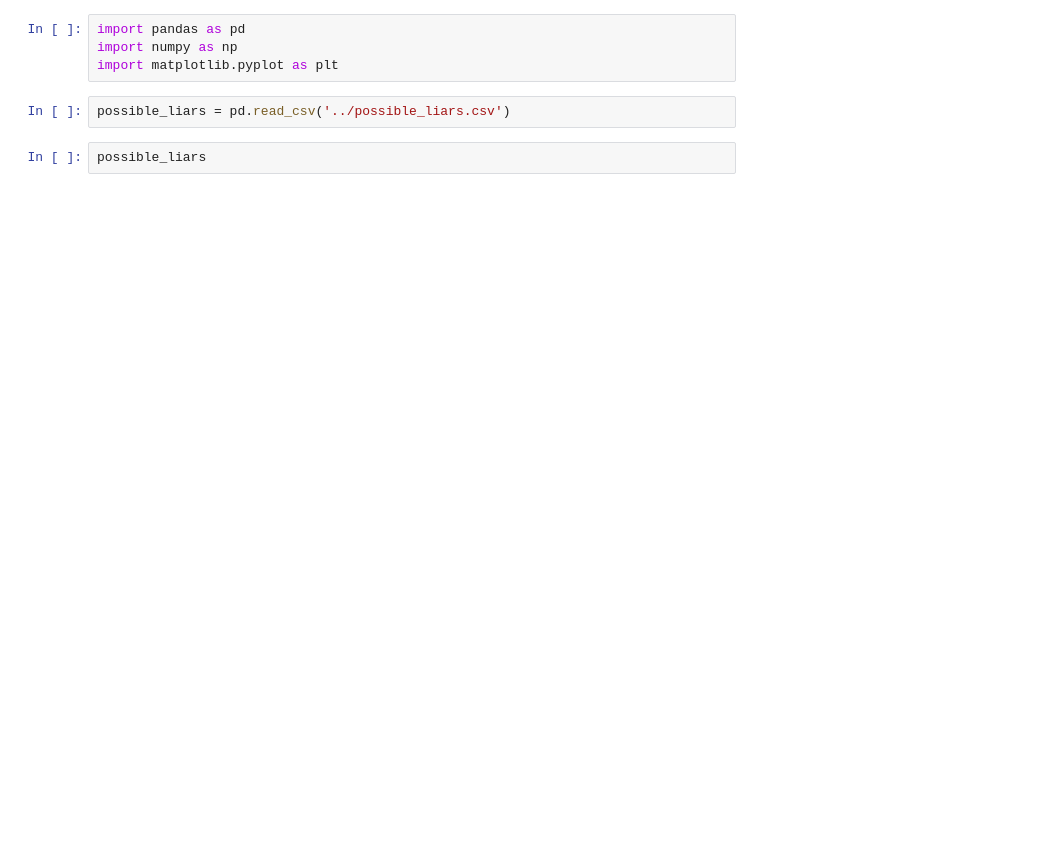
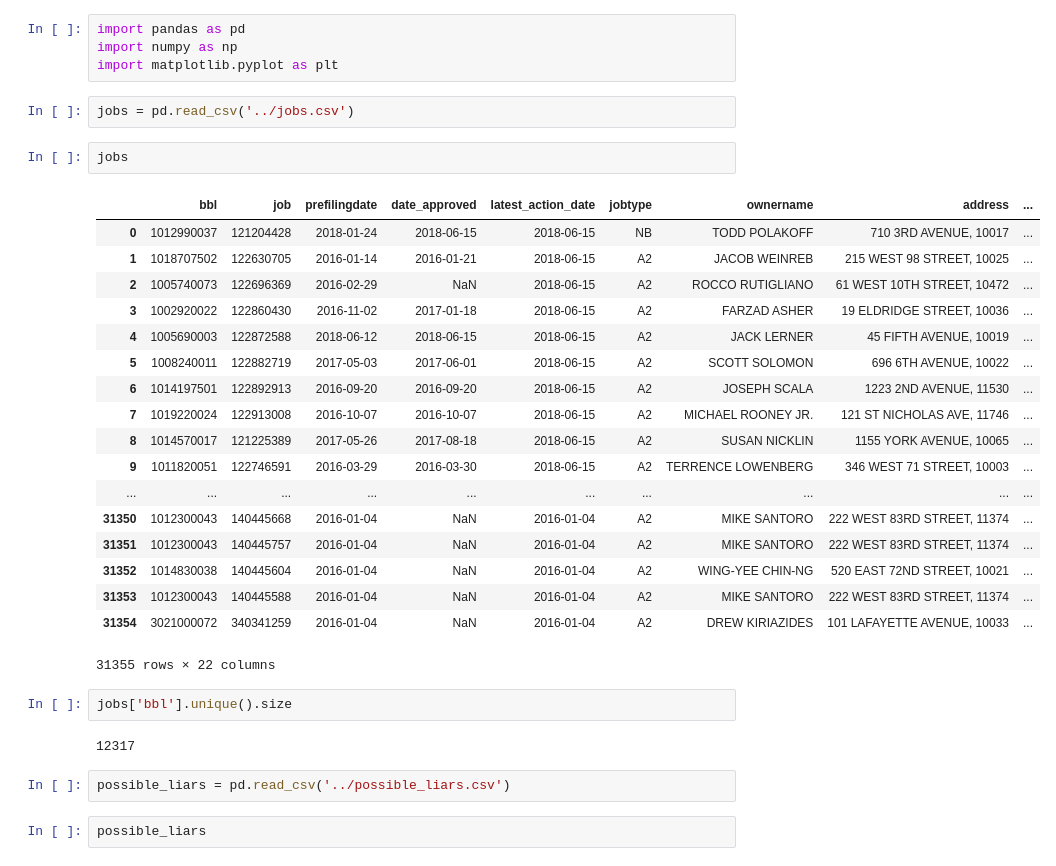
Before and after one commit to aepyornis/permitted-perjury, a Jupyter notebook: notebook/dob_permit_liars.ipynb, the cells around one changed output. Cells and saved outputs as stored; diff of their text form; blank space fills up the shorter version.

```diff
--- a/notebook/dob_permit_liars.ipynb
+++ b/notebook/dob_permit_liars.ipynb
@@ -2,6 +2,33 @@
 import pandas as pd
 import numpy as np
 import matplotlib.pyplot as plt
+# %%
+jobs = pd.read_csv('../jobs.csv')
+# %%
+jobs
+# %% [output]
+|  | bbl | job | prefilingdate | date_approved | latest_action_date | jobtype | ownername | address | ... |
+| 0 | 1012990037 | 121204428 | 2018-01-24 | 2018-06-15 | 2018-06-15 | NB | TODD POLAKOFF | 710 3RD AVENUE, 10017 | ... |
+| 1 | 1018707502 | 122630705 | 2016-01-14 | 2016-01-21 | 2018-06-15 | A2 | JACOB WEINREB | 215 WEST 98 STREET, 10025 | ... |
+| 2 | 1005740073 | 122696369 | 2016-02-29 | NaN | 2018-06-15 | A2 | ROCCO RUTIGLIANO | 61 WEST 10TH STREET, 10472 | ... |
+| 3 | 1002920022 | 122860430 | 2016-11-02 | 2017-01-18 | 2018-06-15 | A2 | FARZAD ASHER | 19 ELDRIDGE STREET, 10036 | ... |
+| 4 | 1005690003 | 122872588 | 2018-06-12 | 2018-06-15 | 2018-06-15 | A2 | JACK LERNER | 45 FIFTH AVENUE, 10019 | ... |
+| 5 | 1008240011 | 122882719 | 2017-05-03 | 2017-06-01 | 2018-06-15 | A2 | SCOTT SOLOMON | 696 6TH AVENUE, 10022 | ... |
+| 6 | 1014197501 | 122892913 | 2016-09-20 | 2016-09-20 | 2018-06-15 | A2 | JOSEPH SCALA | 1223 2ND AVENUE, 11530 | ... |
+| 7 | 1019220024 | 122913008 | 2016-10-07 | 2016-10-07 | 2018-06-15 | A2 | MICHAEL ROONEY JR. | 121 ST NICHOLAS AVE, 11746 | ... |
+| 8 | 1014570017 | 121225389 | 2017-05-26 | 2017-08-18 | 2018-06-15 | A2 | SUSAN NICKLIN | 1155 YORK AVENUE, 10065 | ... |
+| 9 | 1011820051 | 122746591 | 2016-03-29 | 2016-03-30 | 2018-06-15 | A2 | TERRENCE LOWENBERG | 346 WEST 71 STREET, 10003 | ... |
+| ... | ... | ... | ... | ... | ... | ... | ... | ... | ... |
+| 31350 | 1012300043 | 140445668 | 2016-01-04 | NaN | 2016-01-04 | A2 | MIKE SANTORO | 222 WEST 83RD STREET, 11374 | ... |
+| 31351 | 1012300043 | 140445757 | 2016-01-04 | NaN | 2016-01-04 | A2 | MIKE SANTORO | 222 WEST 83RD STREET, 11374 | ... |
+| 31352 | 1014830038 | 140445604 | 2016-01-04 | NaN | 2016-01-04 | A2 | WING-YEE CHIN-NG | 520 EAST 72ND STREET, 10021 | ... |
+| 31353 | 1012300043 | 140445588 | 2016-01-04 | NaN | 2016-01-04 | A2 | MIKE SANTORO | 222 WEST 83RD STREET, 11374 | ... |
+| 31354 | 3021000072 | 340341259 | 2016-01-04 | NaN | 2016-01-04 | A2 | DREW KIRIAZIDES | 101 LAFAYETTE AVENUE, 10033 | ... |
+31355 rows × 22 columns
+# %%
+jobs['bbl'].unique().size
+# %% [output]
+12317
 # %%
 possible_liars = pd.read_csv('../possible_liars.csv')
 # %%
```
Also changed, not shown: parts of 11 cells of this notebook, 1 other file.
